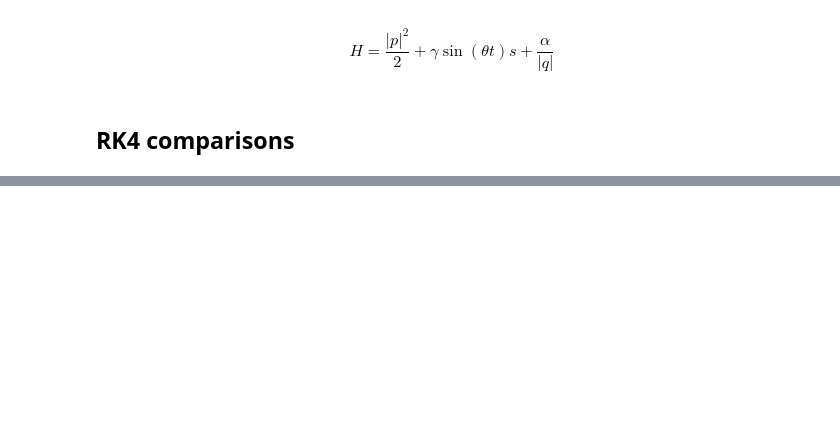
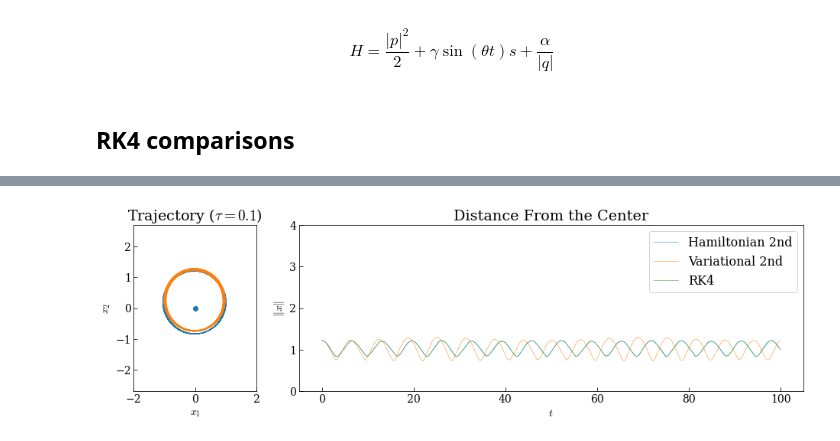
Before and after one commit to mseri/gsi2021, a Jupyter notebook: The Time-Perturbed Kepler model.ipynb, the cells around one changed output, grey strips where cells are left out. Drawn from its saved outputs; the diff is of its cells as text; code cells hidden in the pictures; blank space fills up the shorter version.

Commit message:
Updated figures
Signed-off-by: Marcello Seri <marcello.seri@gmail.com>

```diff
--- a/The Time-Perturbed Kepler model.ipynb
+++ b/The Time-Perturbed Kepler model.ipynb
@@ -427,0 +436,93 @@ for (p0, q0, s0) in [init]:
+# %%
+tpk = TimePerturbedKepler(-0.05, np.pi, -1)
+dt = 0.1
+tf = 100
+
+tspan = np.arange(0.0, tf, dt)
+steps=len(tspan)
+
+tspan = np.arange(0.0, tf, dt)
+
+for (p0, q0, s0) in [init]:
+    fig = plt.figure(figsize=(16,4))
+    gs = matplotlib.gridspec.GridSpec(1, 4, figure=fig)
+
+    solh, solsh, _ = ic.integrate(ic.step1l, tpk, tspan, p0, q0, s0)
+    solv, solsv, _ = ic.integrate(ic.variational_implicit_step, tpk, tspan, p0, q0, s0)
+#     sol6, sol6s, _ = ic.integrate(ic.step6, tpk, tspan, p0, q0, s0)
+    solrk = rk4s(tpk, np.concatenate([p0,q0,s0]), tspan)
+#     r = adaptive(tpk, np.concatenate([p0,q0,s0]), tspan)
+
+    axo = fig.add_subplot(gs[0,0])
+    axo.set_title(f"Trajectory ($\\tau={dt}$)")
+
+    axo.plot(solrk[:,2],
+             solrk[:,3],
+             ':', linewidth=0.5,
+             c='C2',
+             label="RK4")
+
+    axo.plot(solh[:,1,0],
+             solh[:,1,1],
+             c='C0',
+             linewidth=0.5, label="Hamiltonian 2nd")
+
+    axo.plot(solv[:,1,0],
+             solv[:,1,1],
+             c='C1',
+             linewidth=0.5, label="Variational 2nd")
+
+#     axo.plot(sol6[:,1,0],
+#              sol6[:,1,1],
+#              c='C4',
+#              linewidth=0.5, label="Hamiltonian 6th")
+
+#     axo.plot(r.y[:,2],
+#              r.y[:,3],
+#              ':', linewidth=0.5,
+#              c='C3',
+#              label="Reference")
+
+    axo.scatter(0,0)
+
+    axo.set_aspect('equal', adjustable='box')
+
+    axo.set_xlim(-2, 2)
+    axo.set_ylim(-2.7, 2.7)
+
+    axo.set_xlabel("$x_1$")
+    axo.set_ylabel("$x_2$")
+
+    #axo.legend(loc='lower left')
+
+    axe = fig.add_subplot(gs[0,1:])
+    axe.set_title("Distance From the Center")
+
+    axe.plot(tspan,
+             np.linalg.norm(solh[:,1], axis=1),
+             linewidth=0.5, label="Hamiltonian 2nd")
+    axe.plot(tspan,
+             np.linalg.norm(solv[:,1], axis=1),
+             linewidth=0.5, label="Variational 2nd")
+    axe.plot(tspan,
+             np.linalg.norm(solrk[:, 2:4], axis=1),
+             linewidth=0.5, label="RK4")
+#     axe.plot(tspan,
+#              np.linalg.norm(r.y.T[:, 2:4], axis=1),
+#              linewidth=0.5, label="Reference")
+#     axe.plot(tspan,
+#              np.linalg.norm(sol6[:,1], axis=1),
+#              c='C4',
+#              linewidth=0.5, label="Hamiltonian 6th")
+
+    axe.set_ylim(0, 4)
+    axe.legend(loc='upper right')
+
+    axe.set_xlabel("$t$")
+    axe.set_ylabel("$\|x\|$")
+
+    if save:
+        fig.savefig(f"images/TPK03prec.pdf", bbox_inches='tight')
+    fig.show()
+# %% [output]
+[figure, added]
```
Also changed, not shown: parts of 4 cells of this notebook.
